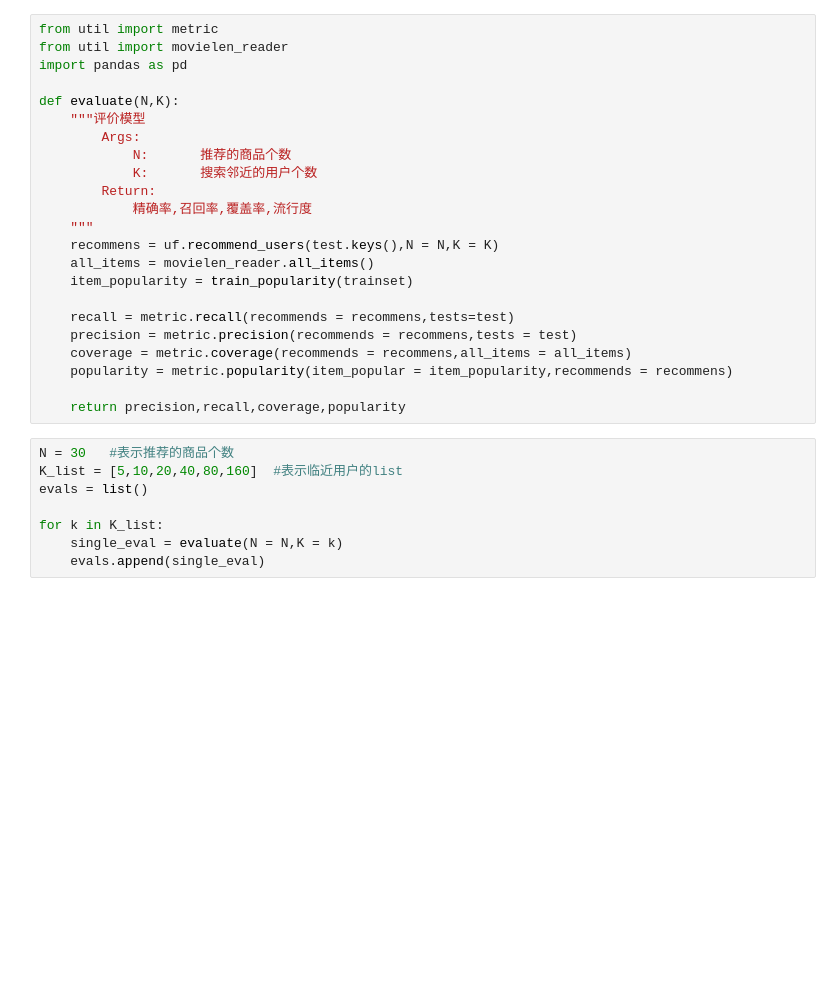
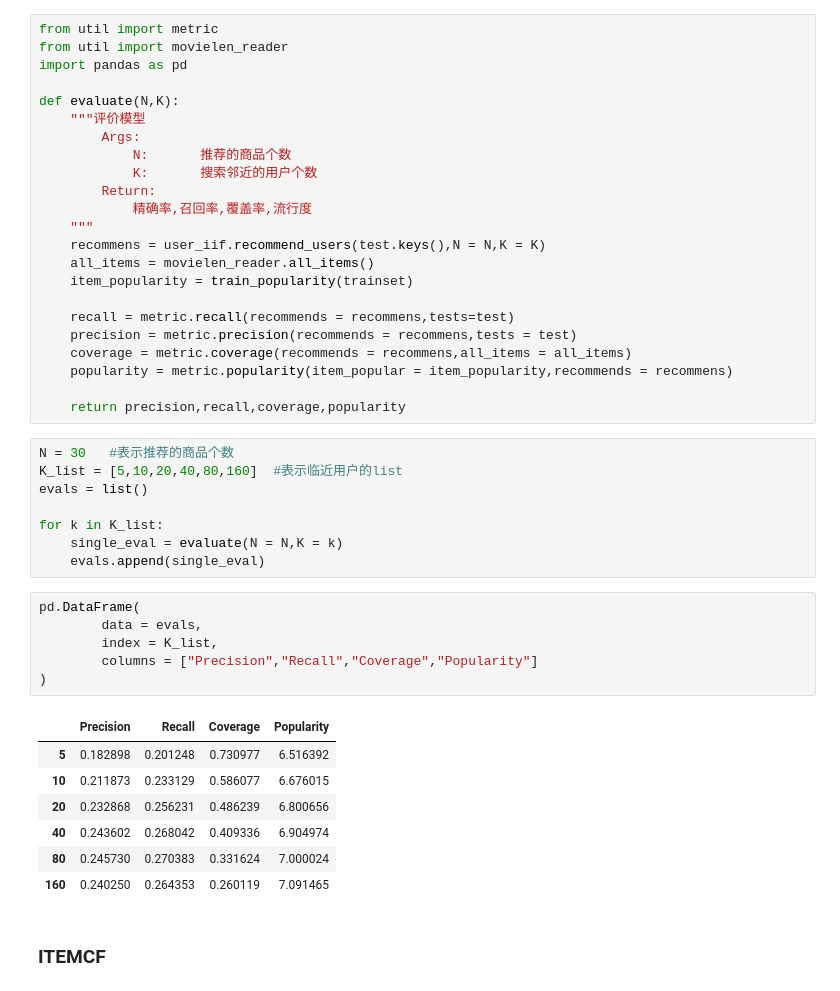
Before and after one commit to qcymkxyc/RecSys, a Jupyter notebook: Recommend System.ipynb, the cells around one changed output. Drawn from its saved outputs; the diff is of its cells as text; blank space fills up the shorter version.

```diff
--- a/Recommend System.ipynb
+++ b/Recommend System.ipynb
@@ -231,7 +231,7 @@ def evaluate(N,K):
         Return:
             精确率,召回率,覆盖率,流行度
     """
-    recommens = uf.recommend_users(test.keys(),N = N,K = K)
+    recommens = user_iif.recommend_users(test.keys(),N = N,K = K)
     all_items = movielen_reader.all_items()
     item_popularity = train_popularity(trainset)
 
@@ -249,3 +249,19 @@ evals = list()
 for k in K_list:
     single_eval = evaluate(N = N,K = k)
     evals.append(single_eval)
+# %%
+pd.DataFrame(
+        data = evals,
+        index = K_list,
+        columns = ["Precision","Recall","Coverage","Popularity"]
+)
+# %% [output]
+|  | Precision | Recall | Coverage | Popularity |
+| 5 | 0.182898 | 0.201248 | 0.730977 | 6.516392 |
+| 10 | 0.211873 | 0.233129 | 0.586077 | 6.676015 |
+| 20 | 0.232868 | 0.256231 | 0.486239 | 6.800656 |
+| 40 | 0.243602 | 0.268042 | 0.409336 | 6.904974 |
+| 80 | 0.245730 | 0.270383 | 0.331624 | 7.000024 |
+| 160 | 0.240250 | 0.264353 | 0.260119 | 7.091465 |
+# %% [markdown]
+### ITEMCF
```
Also changed, not shown: parts of 1 cell of this notebook, 1 other file.
